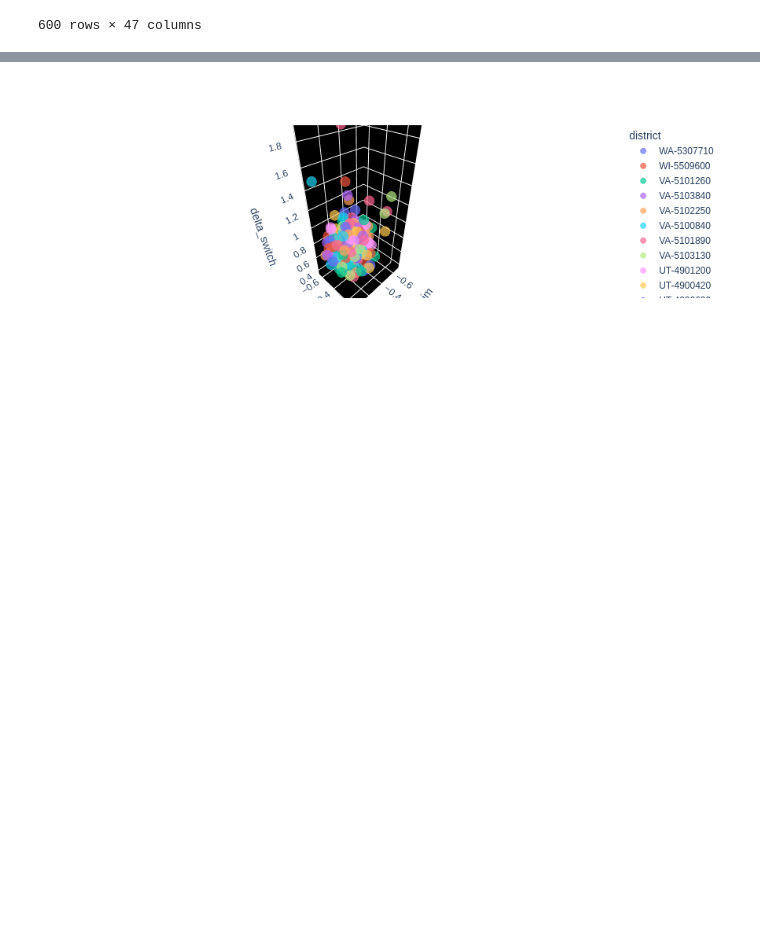
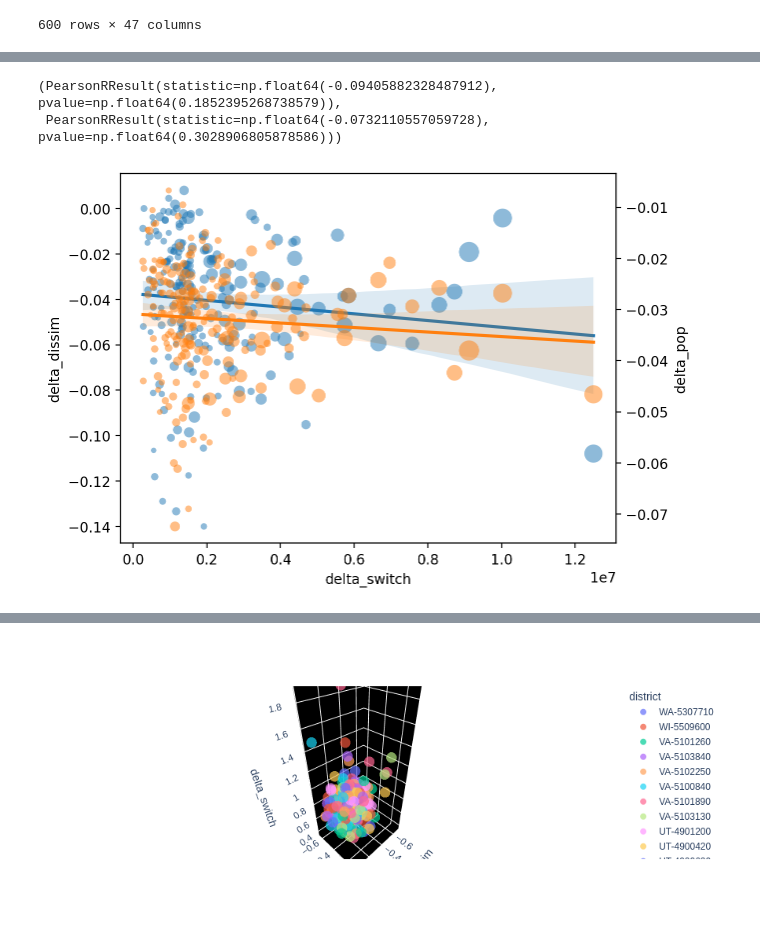
Before and after one commit to Plural-Connections/school-mergers-refactor, a Jupyter notebook: mergers_core/graph.ipynb, the cells around one changed output, grey strips where cells are left out. Drawn from its saved outputs; the diff is of its cells as text; code cells hidden in the pictures; blank space fills up the shorter version.

```diff
--- a/mergers_core/graph.ipynb
+++ b/mergers_core/graph.ipynb
@@ -44,3 +101,9 @@ data = pd.concat([dissimilarity, population, both])
+# %%
+scatter_switch_things(population)
+# %% [output]
+(PearsonRResult(statistic=np.float64(-0.09405882328487912), pvalue=np.float64(0.1852395268738579)),
+ PearsonRResult(statistic=np.float64(-0.0732110557059728), pvalue=np.float64(0.3028906805878586)))
+[figure, added]
 # %%
 fig, axes = plt.subplots(nrows=2, ncols=1, figsize=(7, 7))
 
```
Also changed, not shown: parts of 16 cells of this notebook.
